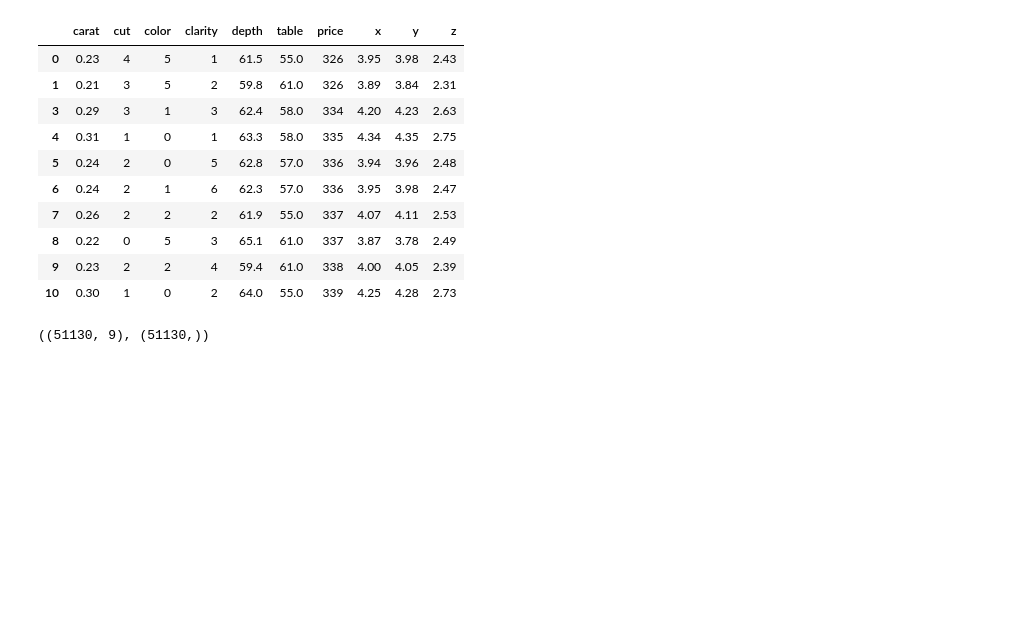
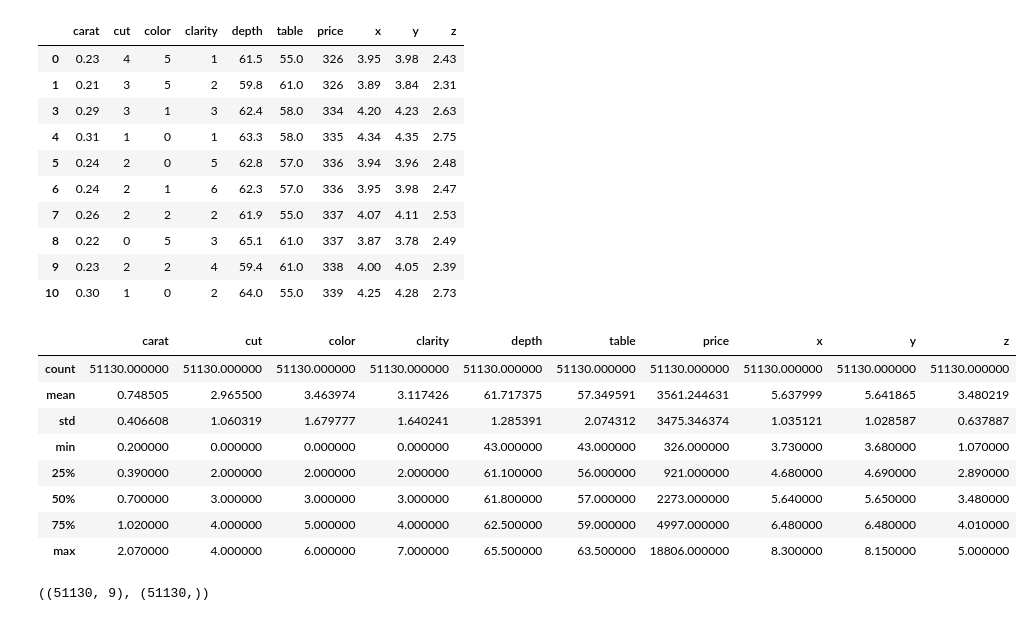
Before and after one commit to cornel05/AI-Learning-Labs, a Jupyter notebook: notebooks/regression/diamond_price_prediction/diamond_price_prediction.ipynb, the cells around one changed output. Drawn from its saved outputs; the diff is of its cells as text; code cells hidden in the pictures; blank space fills up the shorter version.

```diff
--- a/notebooks/regression/diamond_price_prediction/diamond_price_prediction.ipynb
+++ b/notebooks/regression/diamond_price_prediction/diamond_price_prediction.ipynb
@@ -165,6 +168,18 @@ diamond_df.head(10)
 | 8 | 0.22 | 0 | 5 | 3 | 65.1 | 61.0 | 337 | 3.87 | 3.78 | 2.49 |
 | 9 | 0.23 | 2 | 2 | 4 | 59.4 | 61.0 | 338 | 4.00 | 4.05 | 2.39 |
 | 10 | 0.30 | 1 | 0 | 2 | 64.0 | 55.0 | 339 | 4.25 | 4.28 | 2.73 |
+# %%
+diamond_df.describe()
+# %% [output]
+|  | carat | cut | color | clarity | depth | table | price | x | y | z |
+| count | 51130.000000 | 51130.000000 | 51130.000000 | 51130.000000 | 51130.000000 | 51130.000000 | 51130.000000 | 51130.000000 | 51130.000000 | 51130.000000 |
+| mean | 0.748505 | 2.965500 | 3.463974 | 3.117426 | 61.717375 | 57.349591 | 3561.244631 | 5.637999 | 5.641865 | 3.480219 |
+| std | 0.406608 | 1.060319 | 1.679777 | 1.640241 | 1.285391 | 2.074312 | 3475.346374 | 1.035121 | 1.028587 | 0.637887 |
+| min | 0.200000 | 0.000000 | 0.000000 | 0.000000 | 43.000000 | 43.000000 | 326.000000 | 3.730000 | 3.680000 | 1.070000 |
+| 25% | 0.390000 | 2.000000 | 2.000000 | 2.000000 | 61.100000 | 56.000000 | 921.000000 | 4.680000 | 4.690000 | 2.890000 |
+| 50% | 0.700000 | 3.000000 | 3.000000 | 3.000000 | 61.800000 | 57.000000 | 2273.000000 | 5.640000 | 5.650000 | 3.480000 |
+| 75% | 1.020000 | 4.000000 | 5.000000 | 4.000000 | 62.500000 | 59.000000 | 4997.000000 | 6.480000 | 6.480000 | 4.010000 |
+| max | 2.070000 | 4.000000 | 6.000000 | 7.000000 | 65.500000 | 63.500000 | 18806.000000 | 8.300000 | 8.150000 | 5.000000 |
 # %%
 X = diamond_df.drop(['price'], axis=1)
 y = diamond_df['price']
```
Also changed, not shown: parts of 15 cells of this notebook, 4 other files.
